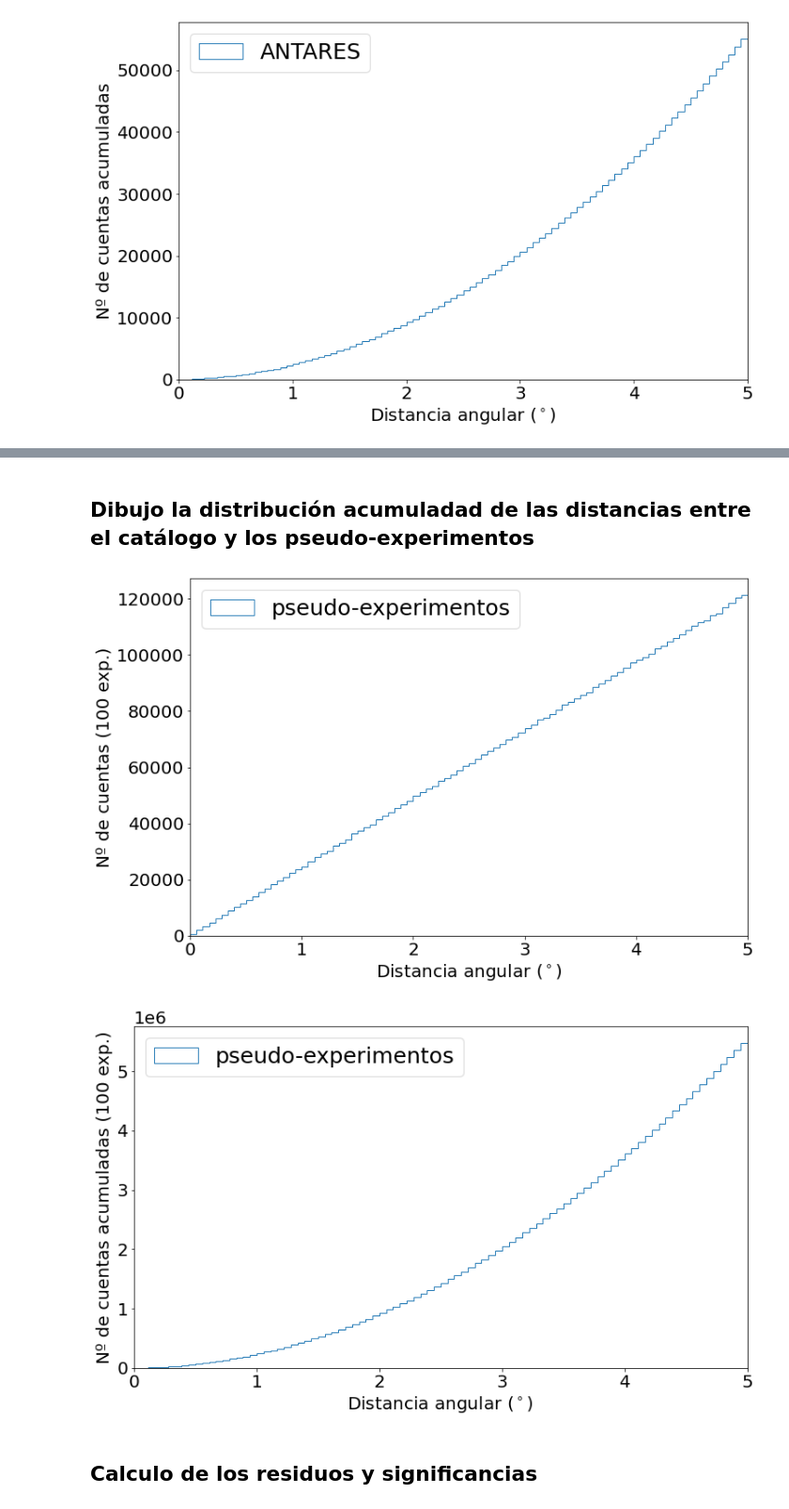
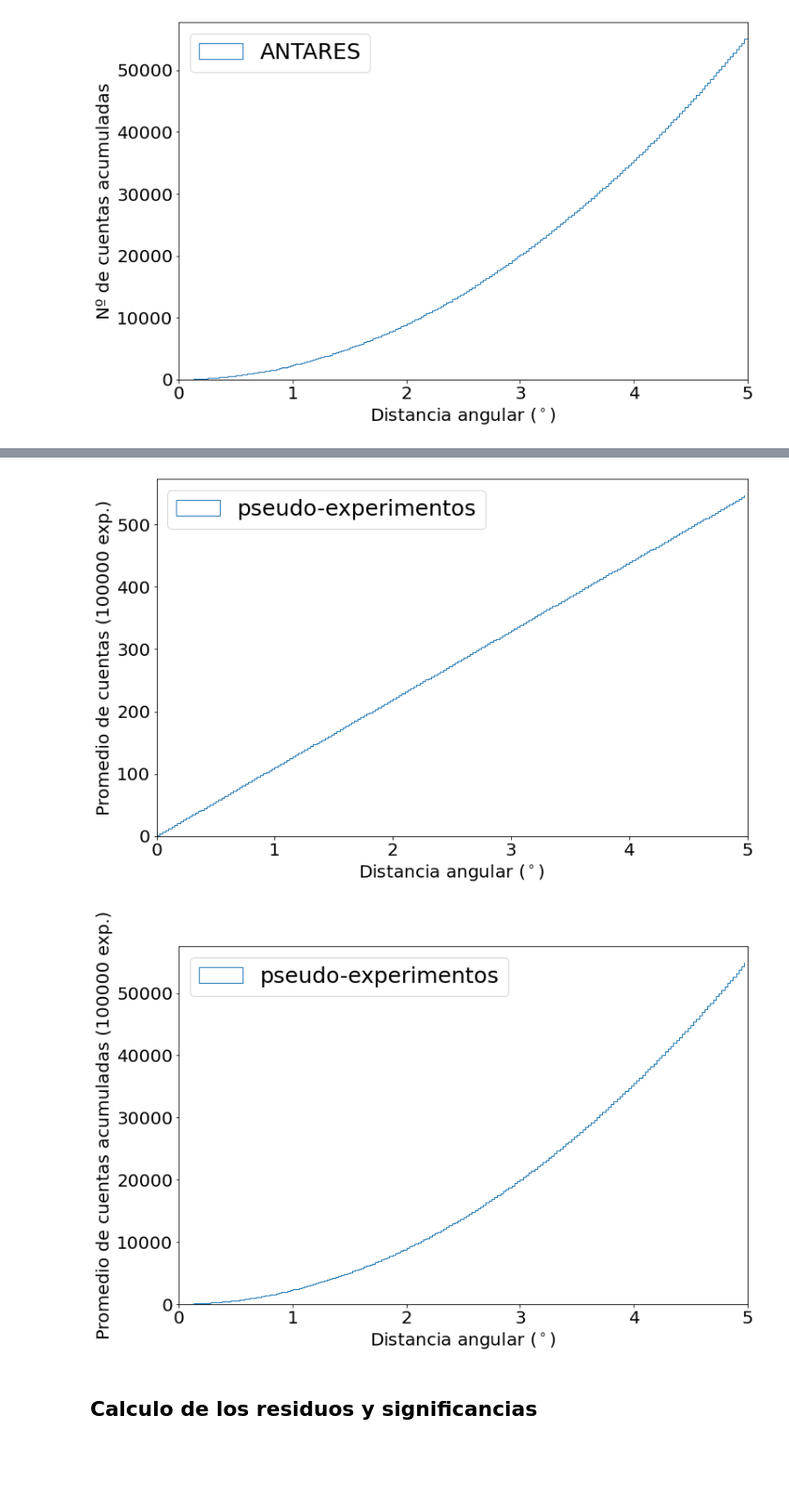
Before and after one commit to jgarmen-upv/estancia, a Jupyter notebook: estancia.ipynb, the cells around one changed output, grey strips where cells are left out. Shown at 94% size. Saved outputs shown, nothing was run; the diff lists cells and outputs as text; code cells hidden in the pictures; blank space fills up the shorter version.

```diff
--- a/estancia.ipynb
+++ b/estancia.ipynb
@@ -180,9 +293,8 @@ ant_dec_dist = scipy.stats.rv_histogram(ant_dec_hist)
 plt.close('all')
 plt.figure(figsize=(11,7))
 
-bins = 90
-plt.hist(ant_dec_dist.rvs(size = len(antares)),
-         bins = bins,
+plt.hist(ant_dec_pdf.rvs(size = len(antares)),
+         bins = 50,
          range=(-90,90),
          histtype='step',
          density = True,
@@ -298,7 +322,6 @@ dist_ant_cat = (astropy.coordinates.search_around_sky(antares,cat,max_dist*astro
 plt.close('all')
 plt.figure(figsize=(11,7))
 
-bins = 90
 plt.hist(dist_ant_cat.deg,
          bins = bins,
          range=(0,max_dist),
@@ -313,5 +336,6 @@ plt.ylabel(r'Nº de cuentas')
 plt.legend(loc='upper left', fontsize = 25)
 plt.tight_layout()
 
+plt.savefig("dist_antares.pdf")
 plt.show()
 # %% [output]
@@ -319,8 +343,9 @@ plt.show()
 # %%
+# Acumulado
 plt.close('all')
 plt.figure(figsize=(11,7))
 
-bins = 90
+# Estos son los valores que usaremos para calcular los residuos
 ant_bins = plt.hist(dist_ant_cat.deg,
                     bins = bins,
                     range=(0,max_dist),
@@ -335,6 +360,7 @@ plt.ylabel(r'Nº de cuentas acumuladas')
 plt.legend(loc='upper left', fontsize = 25)
 plt.tight_layout()
 
+plt.savefig("dist_antares_acumulada.pdf")
 plt.show()
 # %% [output]
 [figure]
@@ -345,8 +366,0 @@ import random
-# %%
-exp = []
-Nexp = 2
-
-for _ in range(Nexp):
-    ra = np.random.rand(len(antares))*360.0
-    dec = ant_dec_dist.rvs(size = len(antares))
-    exp.append(astropy.coordinates.SkyCoord(ra*astropy.units.deg, dec*astropy.units.deg))
@@ -390,48 +408,69 @@ Time: 0:00:00.135109
-# %% [markdown]
-## Dibujo la distribución acumuladad de las distancias entre el catálogo y los pseudo-experimentos
 # %%
 plt.close('all')
 plt.figure(figsize=(11,7))
 
-bins = 90
-plt.hist(dist_random,
-         bins = bins,
-         range=(0,max_dist),
-         histtype='step',
-         cumulative = False,
-         label='pseudo-experimentos')
+# Para las distancias, obtengo el punto medio de los bines ( (punto final + punto inicial) / 2.0 )
+distancias = (ant_bins[1][:-1]+ant_bins[1][1:])/2.0
+
+width = ant_bins[1][1]-ant_bins[1][0]
+
+plt.step(ant_bins[1][:-1],
+         hist_random,
+         where='post',
+         lw = 1.0)
+
+plt.bar(ant_bins[1][0],
+        hist_random[0],
+        fill = False,
+        ec = 'C0',
+        width = 0.0,
+        label='pseudo-experimentos')
 
 plt.xlim(0,max_dist)
+plt.ylim(0)
 plt.xlabel(r'Distancia angular ($^\circ$)')
-plt.ylabel(r'Nº de cuentas ({} exp.)'.format(Nexp))
+plt.ylabel(r'Promedio de cuentas ({} exp.)'.format(Nexp))
 
 plt.legend(loc='upper left', fontsize = 25)
 plt.tight_layout()
 
+plt.savefig("dist_exp.pdf")
 plt.show()
 # %% [output]
-[figure, old version]
+[figure, new version]
 # %%
 plt.close('all')
 plt.figure(figsize=(11,7))
 
-bins = 90
-rnd_bins = plt.hist(dist_random,
-                    bins = bins, range=(0,max_dist),
-                    histtype='step',
-                    cumulative = True,
-                    label='pseudo-experimentos')
+# Para las distancias, obtengo el punto medio de los bines ( (punto final + punto inicial) / 2.0 )
+distancias = (ant_bins[1][:-1]+ant_bins[1][1:])/2.0
+
+width = ant_bins[1][1]-ant_bins[1][0]
+
+plt.step(ant_bins[1][:-1],
+         hist_random_cum,
+         where='post',
+         lw = 1.0)
+
+plt.bar(ant_bins[1][0],
+        hist_random[0],
+        fill = False,
+        ec = 'C0',
+        width = 0.0,
+        label='pseudo-experimentos')
+
 plt.xlim(0,max_dist)
-#plt.ylim(0,1e6)
+plt.ylim(0)
 plt.xlabel(r'Distancia angular ($^\circ$)')
-plt.ylabel(r'Nº de cuentas acumuladas ({} exp.)'.format(Nexp))
+plt.ylabel(r'Promedio de cuentas acumuladas ({} exp.)'.format(Nexp))
 
 plt.legend(loc='upper left', fontsize = 25)
 plt.tight_layout()
 
+plt.savefig("dist_exp_acumulada.pdf")
 plt.show()
 # %% [output]
-[figure, old version]
+[figure, new version]
 # %% [markdown]
 ## Calculo de los residuos y significancias
 # %%
```
Also changed, not shown: parts of 56 cells of this notebook.
